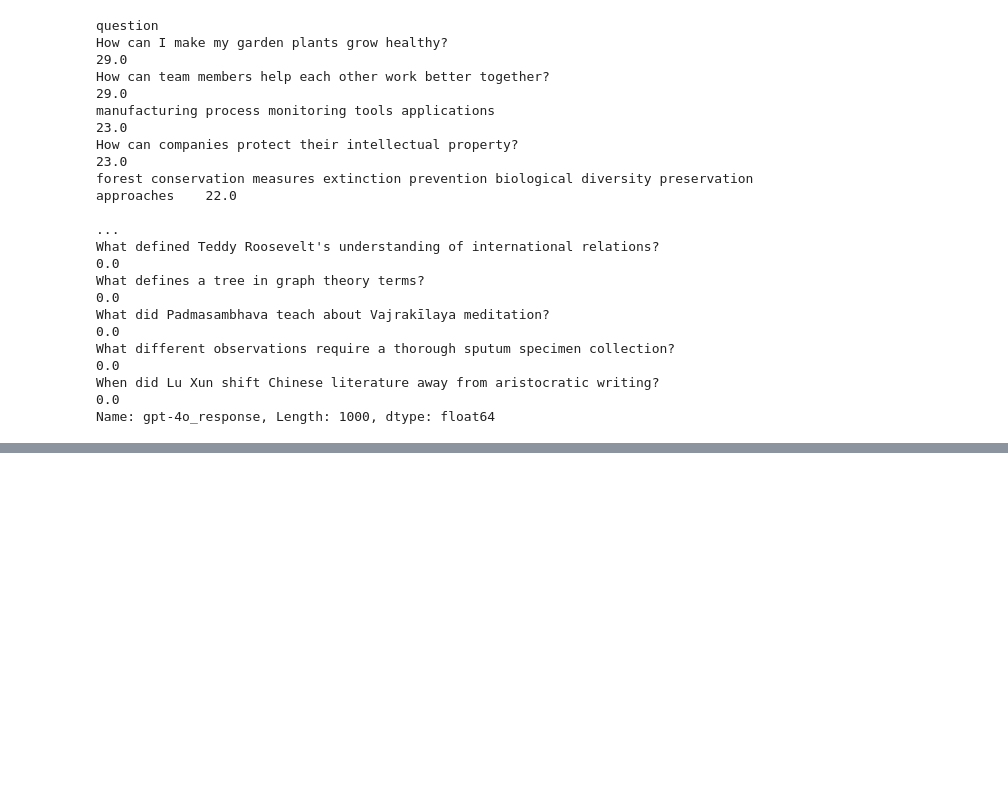
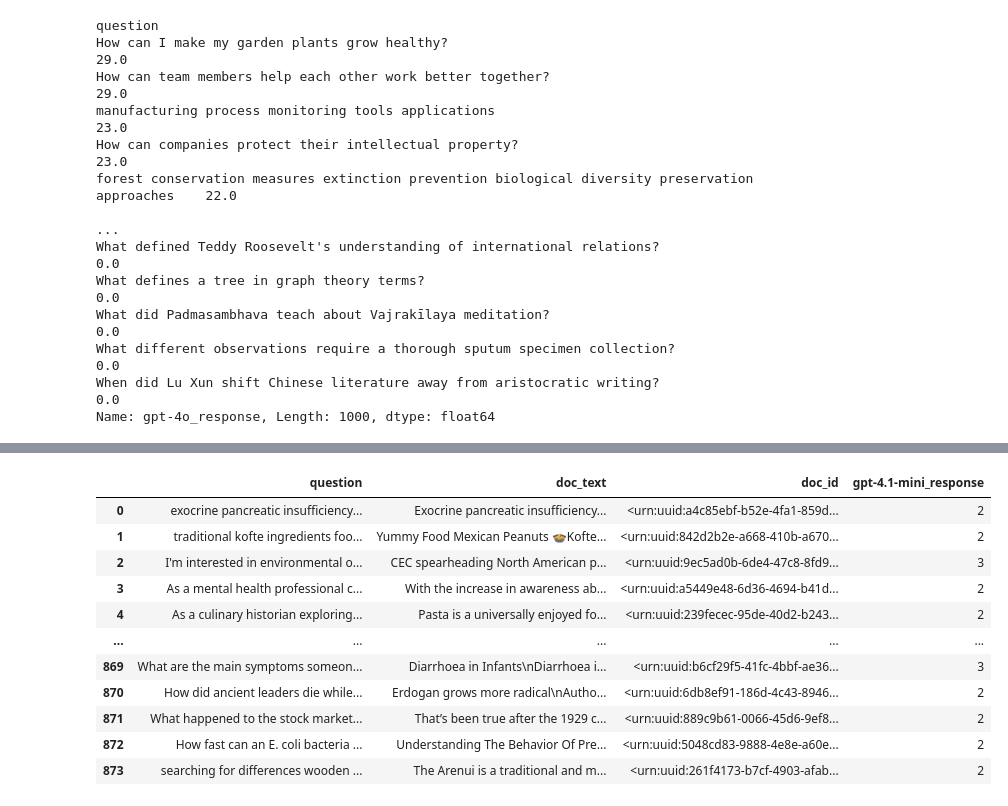
Before and after one commit to rmit-ir/GRAG-LiveRAG, a Jupyter notebook: notebooks/construct_training_data.ipynb, the cells around one changed output, grey strips where cells are left out. Saved outputs shown, nothing was run; the diff lists cells and outputs as text; code cells hidden in the pictures; blank space fills up the shorter version.

```diff
--- a/notebooks/construct_training_data.ipynb
+++ b/notebooks/construct_training_data.ipynb
@@ -812,0 +562,91 @@ Thursday, the 11th of October 2018.
+# %%
+def select_positive_samples(
+    res_df,
+    correct_qa_df,
+    max_iterations=10,
+    start_document_rank=0,
+    model="gpt-4.1-mini",
+):
+    positive_samples_df = pd.DataFrame()
+
+    # get the first candidates
+    n_questions = res_df["question"].nunique()
+    _df = res_df.groupby("question").nth(start_document_rank).reset_index(drop=True)
+
+    for i in range(1, max_iterations + 1):
+
+        # judge the candidates
+        _df = judge_qa_pairs(_df, model=model, iteration=i, output_dir="../data/live_rag_questions/azure_openai_responses_positive_runs")
+        _df[f"{model}_response"] = _df[f"{model}_response"].fillna("0").astype(int)
+
+        print(
+            f"Iteration {i}, judging results: {_df.value_counts(f'{model}_response')}"
+        )
+
+        positive_samples_df = pd.concat(
+            [
+                positive_samples_df,
+                _df.loc[_df[f"{model}_response"] > 1],
+            ],
+            ignore_index=True,
+        )
+        print(f"Iteration {i}: {len(positive_samples_df)} positive samples")
+
+        if len(positive_samples_df) < 10:
+            return positive_samples_df, _df
+
+        if len(positive_samples_df) >= n_questions:
+            print(f"Found {len(positive_samples_df)} positive samples, stopping.")
+            break
+
+        next_candidates = _df.loc[_df[f"{model}_response"] <= 1].copy()
+
+        # set the next document rank to start from
+        _nth = start_document_rank + i
+
+        next_candidates = (
+            res_df.loc[res_df["question"].isin(next_candidates["question"])]
+            .groupby("question")
+            .nth(_nth)
+            .reset_index(drop=True)
+        )
+
+        _df = next_candidates.copy()
+    else:
+        print(f"Reached the maximum number of iterations: {max_iterations}")
+        print(f"Found {len(positive_samples_df)} positive samples, stopping.")
+        print("Saving the file and returning the dataframe")
+
+    # save the positive samples
+    positive_samples_df.to_csv(
+        f"../data/live_rag_questions/positive_samples_{len(positive_samples_df)}-{model}.tsv",
+        sep="\t",
+        index=False,
+    )
+    return positive_samples_df
+
+
+# positive_samples_df_1 = select_positive_samples(
+#     res_df,
+#     correct_qa_df,
+#     max_iterations=15,
+#     start_document_rank=0,
+#     model="gpt-4.1-mini",
+# )
+positive_samples_df_1 = pd.read_csv(
+    "../data/live_rag_questions/positive_samples_874-gpt-4.1-mini.tsv", sep="\t"
+)
+positive_samples_df_1
+# %% [output]
+|  | question | doc_text | doc_id | gpt-4.1-mini_response |
+| 0 | exocrine pancreatic insufficiency... | Exocrine pancreatic insufficiency... | <urn:uuid:a4c85ebf-b52e-4fa1-859d... | 2 |
+| 1 | traditional kofte ingredients foo... | Yummy Food Mexican Peanuts 🍲Kofte... | <urn:uuid:842d2b2e-a668-410b-a670... | 2 |
+| 2 | I'm interested in environmental o... | CEC spearheading North American p... | <urn:uuid:9ec5ad0b-6de4-47c8-8fd9... | 3 |
+| 3 | As a mental health professional c... | With the increase in awareness ab... | <urn:uuid:a5449e48-6d36-4694-b41d... | 2 |
+| 4 | As a culinary historian exploring... | Pasta is a universally enjoyed fo... | <urn:uuid:239fecec-95de-40d2-b243... | 2 |
+| ... | ... | ... | ... | ... |
+| 869 | What are the main symptoms someon... | Diarrhoea in Infants\nDiarrhoea i... | <urn:uuid:b6cf29f5-41fc-4bbf-ae36... | 3 |
+| 870 | How did ancient leaders die while... | Erdogan grows more radical\nAutho... | <urn:uuid:6db8ef91-186d-4c43-8946... | 2 |
+| 871 | What happened to the stock market... | That’s been true after the 1929 c... | <urn:uuid:889c9b61-0066-45d6-9ef8... | 2 |
+| 872 | How fast can an E. coli bacteria ... | Understanding The Behavior Of Pre... | <urn:uuid:5048cd83-9888-4e8e-a60e... | 2 |
+| 873 | searching for differences wooden ... | The Arenui is a traditional and m... | <urn:uuid:261f4173-b7cf-4903-afab... | 2 |
```
Also changed, not shown: parts of 12 cells of this notebook.
